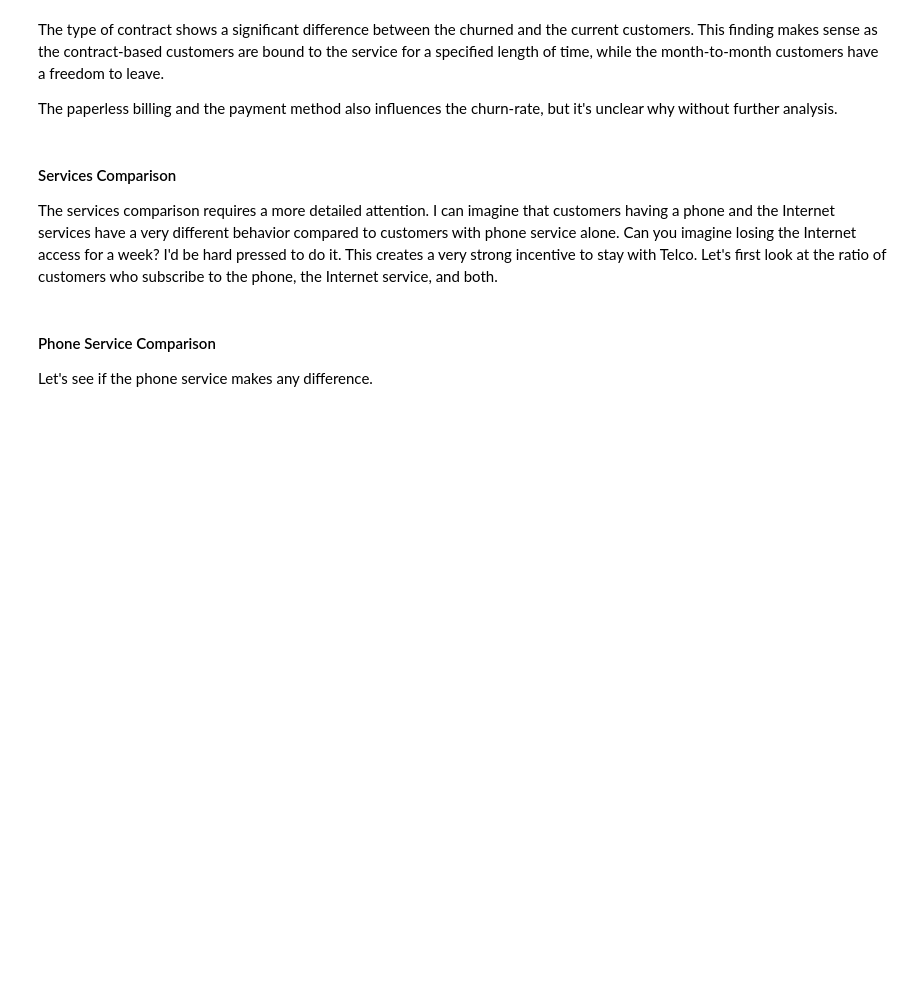
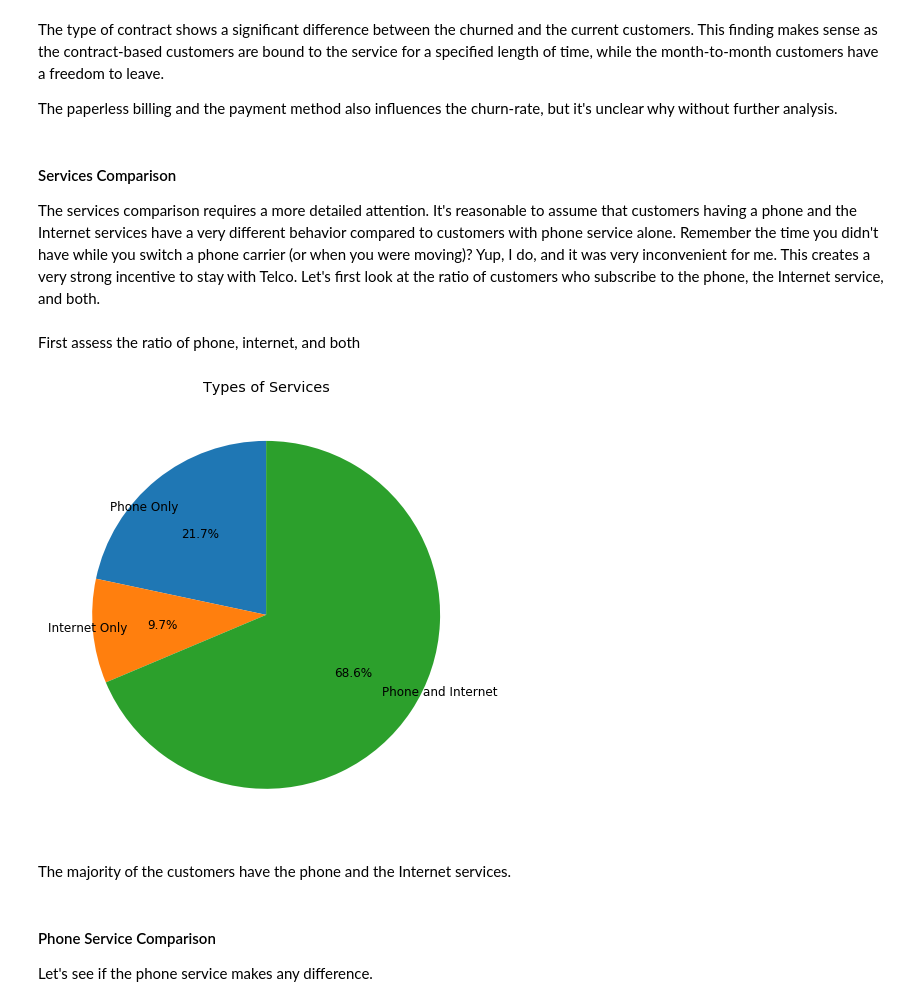
Before and after one commit to keigito/Telco_EDA, a Jupyter notebook: Telco_Customer_Churn.ipynb, the cells around one changed output. Saved outputs shown, nothing was run; the diff lists cells and outputs as text; code cells hidden in the pictures; blank space fills up the shorter version.

Commit message:
Added services segmentation analysis

```diff
--- a/Telco_Customer_Churn.ipynb
+++ b/Telco_Customer_Churn.ipynb
@@ -308,4 +309,4 @@ The paperless billing and the payment method also influences the churn-rate, but
 # %% [markdown]
 #### Services Comparison
 
-The services comparison requires a more detailed attention. I can imagine that customers having a phone and the Internet services have a very different behavior compared to customers with phone service alone. Can you imagine losing the Internet access for a week? I'd be hard pressed to do it. This creates a very strong incentive to stay with Telco. Let's first look at the ratio of customers who subscribe to the phone, the Internet service, and both.
+The services comparison requires a more detailed attention. It's reasonable to assume that customers having a phone and the Internet services have a very different behavior compared to customers with phone service alone. Remember the time you didn't have while you switch a phone carrier (or when you were moving)? Yup, I do, and it was very inconvenient for me. This creates a very strong incentive to stay with Telco. Let's first look at the ratio of customers who subscribe to the phone, the Internet service, and both.
@@ -314,3 +313,22 @@ First assess the ratio of phone, internet, and both
+# %% [markdown]
+First assess the ratio of phone, internet, and both
+# %%
+
+service_labels = ["Phone Only", "Internet Only", "Phone and Internet"]
+service_counts = []
+service_counts.append(df[(df["InternetService"] == "No") & (df["PhoneService"] == "Yes")].shape[0]) # Phone only customers
+service_counts.append(df[(df["InternetService"] != "No") & (df["PhoneService"] == "No")].shape[0]) # Internet only customers
+service_counts.append(df[(df["InternetService"] != "No") & (df["PhoneService"] == "Yes")].shape[0]) # Phone and Internet customers
+# %%
+fig = plt.figure()
+
+ax = fig.add_subplot(111)
+ax.pie(service_counts, labels=service_labels, startangle=90, autopct='%1.1f%%', labeldistance=0.8)
+ax.set_title("Types of Services");
+# %% [output]
+[figure, added]
+# %% [markdown]
+The majority of the customers have the phone and the Internet services.
 # %%
 then break down into the churned vs current
 # %% [markdown]
```
Also changed, not shown: parts of 13 cells of this notebook.
